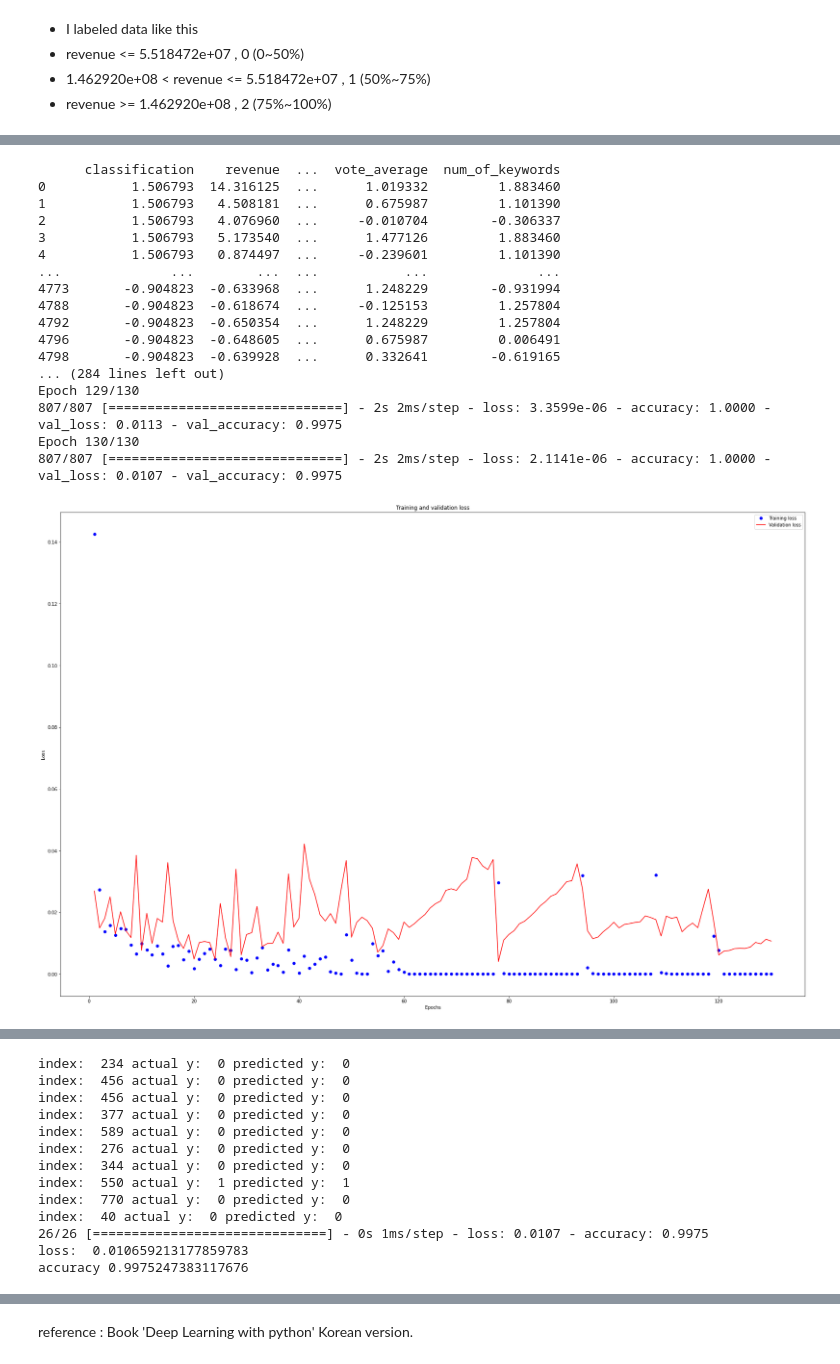
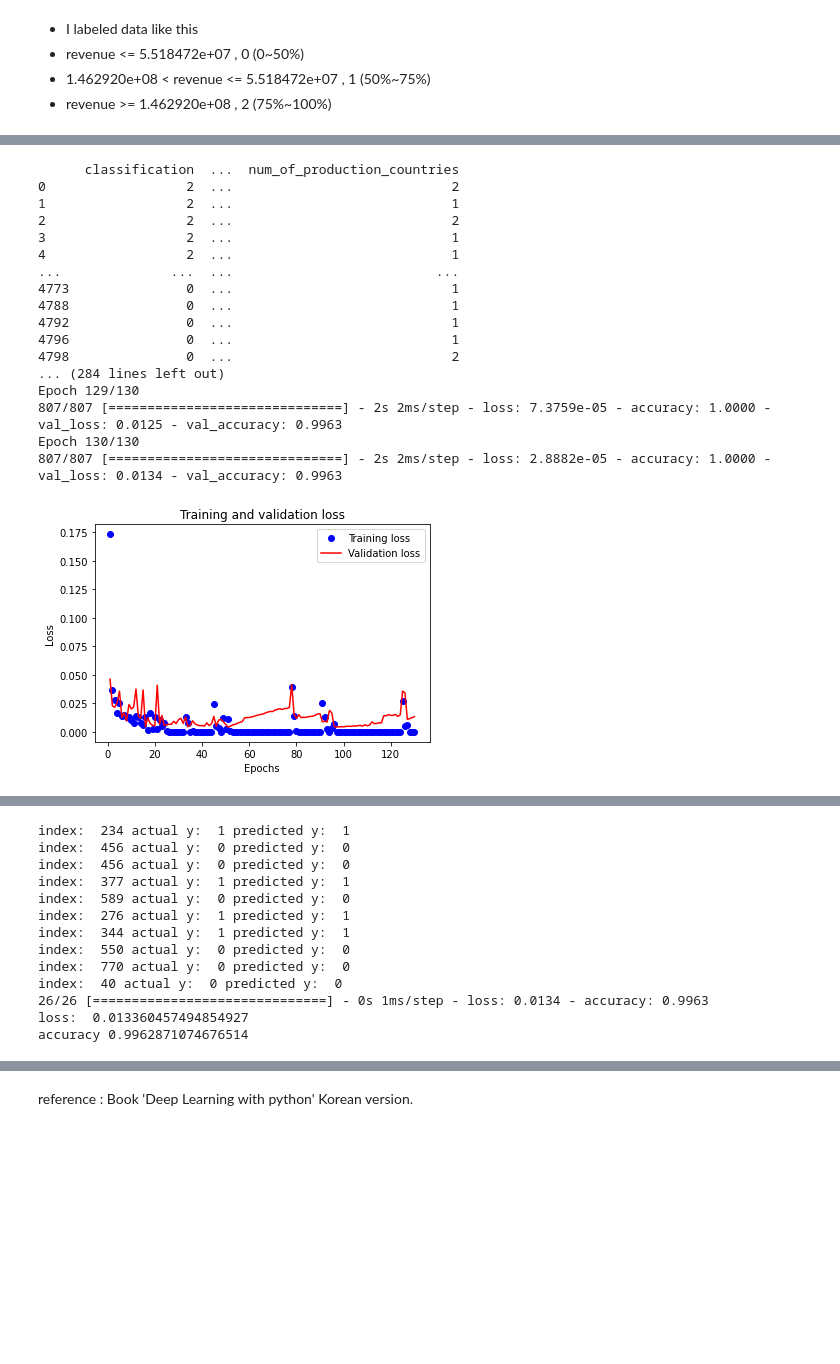
Before and after one commit to JeongYoon-L/Analysis-TMDB-open-data, a Jupyter notebook: cse351_project_Lee_JeongYoon_114133199.ipynb, the cells around one changed output, grey strips where cells are left out. Cells and saved outputs as stored; diff of their text form; code cells hidden in the pictures; blank space fills up the shorter version.

```diff
--- a/cse351_project_Lee_JeongYoon_114133199.ipynb
+++ b/cse351_project_Lee_JeongYoon_114133199.ipynb
@@ -1654,7 +1667,7 @@ Name: revenue, dtype: float64
 - 1.462920e+08 < revenue <= 5.518472e+07  , 1 (50%~75%)
 - revenue >= 1.462920e+08 , 2 (75%~100%)
 # %%
-categorical_classification = data_with_revenue[["revenue","budget","popularity","vote_average",	"num_of_keywords"] ]
+categorical_classification = data_with_revenue[["revenue","budget","vote_count","num_of_genres",	"num_of_production_companies","num_of_production_countries"] ]
 
 conditionlist = [
                  (categorical_classification['revenue'] >= 1.462920e+08) ,
@@ -1664,6 +1677,6 @@ choicelist = [2,1,0]
 categorical_classification['classification'] = np.select(conditionlist, choicelist, default=0)
 
 
-categorical_classification = categorical_classification[["classification","revenue","budget","popularity","vote_average",	"num_of_keywords"] ]
+categorical_classification = categorical_classification[["classification","revenue","budget","vote_count","num_of_genres",	"num_of_production_companies","num_of_production_countries"] ]
 categorical_classification
 # %% [output]
@@ -1702,7 +1715,7 @@ standardScaler.fit(data1)
 data1[:] = standardScaler.transform(data1[:])
 data1
 
-x = data1.iloc[:,1:5]
+x = data1.iloc[:,1:7]
 y = data1[['classification']]
 x_train, x_test, y_train, y_test = train_test_split(x,y)
 x_train.shape, x_test.shape, y_train.shape, y_test.shape
@@ -1714,7 +1727,13 @@ y_test = tf.keras.utils.to_categorical(y_test, nb_classes)
 
 tf.model = tf.keras.Sequential()
 
-tf.model.add(tf.keras.layers.Dense(input_dim=4, units=70, kernel_initializer='glorot_normal', activation='relu'))
+
+#input dimension is 6
+#units : 70, Dense layer: 5
+#activation function : relu
+#loss function : categorical_crossentropy
+#last layer activation function : softmax // for multi classification
+tf.model.add(tf.keras.layers.Dense(input_dim=6, units=70, kernel_initializer='glorot_normal', activation='relu'))
 tf.model.add(tf.keras.layers.Dropout(drop_rate))
 tf.model.add(tf.keras.layers.Dense(units=70, kernel_initializer='glorot_normal', activation='relu'))
 tf.model.add(tf.keras.layers.Dropout(drop_rate))
@@ -1750,45 +1769,45 @@ plt.show()
 
 plt.clf()
 acc = history_dict['accuracy']
 val_acc = history_dict['val_accuracy']
 
 plt.plot(epochs, acc, 'bo', label='Training acc')
 plt.plot(epochs, val_acc, 'r', label='Validation acc')
 plt.title('Training and validation accuracy')
 plt.xlabel('Epochs')
 plt.ylabel('Accuracy')
 plt.legend()
 
 plt.show()
 
 # predict 10 random hand-writing data
 y_predicted = tf.model.predict(x_test)
 for x in range(0, 10):
     random_index = random.randint(0, x_test.shape[0]-1)
     print("index: ", random_index,
           "actual y: ", np.argmax(y_test[random_index]),
           "predicted y: ", np.argmax(y_predicted[random_index]))
 
 # evaluate test set
 evaluation = tf.model.evaluate(x_test, y_test)
 print('loss: ', evaluation[0])
 print('accuracy', evaluation[1])
 # %% [output]
-      classification    revenue  ...  vote_average  num_of_keywords
-0           1.506793  14.316125  ...      1.019332         1.883460
-1           1.506793   4.508181  ...      0.675987         1.101390
-2           1.506793   4.076960  ...     -0.010704        -0.306337
-3           1.506793   5.173540  ...      1.477126         1.883460
-4           1.506793   0.874497  ...     -0.239601         1.101390
-...              ...        ...  ...           ...              ...
-4773       -0.904823  -0.633968  ...      1.248229        -0.931994
-4788       -0.904823  -0.618674  ...     -0.125153         1.257804
-4792       -0.904823  -0.650354  ...      1.248229         1.257804
-4796       -0.904823  -0.648605  ...      0.675987         0.006491
-4798       -0.904823  -0.639928  ...      0.332641        -0.619165
+      classification  ...  num_of_production_countries
+0                  2  ...                            2
+1                  2  ...                            1
+2                  2  ...                            2
+3                  2  ...                            1
+4                  2  ...                            1
+...              ...  ...                          ...
+4773               0  ...                            1
+4788               0  ...                            1
+4792               0  ...                            1
+4796               0  ...                            1
+4798               0  ...                            2
 ... (284 lines left out)
 Epoch 129/130
-807/807 [==============================] - 2s 2ms/step - loss: 3.3599e-06 - accuracy: 1.0000 - val_loss: 0.0113 - val_accuracy: 0.9975
+807/807 [==============================] - 2s 2ms/step - loss: 7.3759e-05 - accuracy: 1.0000 - val_loss: 0.0125 - val_accuracy: 0.9963
 Epoch 130/130
-807/807 [==============================] - 2s 2ms/step - loss: 2.1141e-06 - accuracy: 1.0000 - val_loss: 0.0107 - val_accuracy: 0.9975
+807/807 [==============================] - 2s 2ms/step - loss: 2.8882e-05 - accuracy: 1.0000 - val_loss: 0.0134 - val_accuracy: 0.9963
-[figure, old version]
+[figure, new version]
@@ -1796,15 +1815,15 @@ Epoch 130/130
-index:  234 actual y:  0 predicted y:  0
+index:  234 actual y:  1 predicted y:  1
 index:  456 actual y:  0 predicted y:  0
 index:  456 actual y:  0 predicted y:  0
-index:  377 actual y:  0 predicted y:  0
+index:  377 actual y:  1 predicted y:  1
 index:  589 actual y:  0 predicted y:  0
-index:  276 actual y:  0 predicted y:  0
-index:  344 actual y:  0 predicted y:  0
-index:  550 actual y:  1 predicted y:  1
+index:  276 actual y:  1 predicted y:  1
+index:  344 actual y:  1 predicted y:  1
+index:  550 actual y:  0 predicted y:  0
 index:  770 actual y:  0 predicted y:  0
 index:  40 actual y:  0 predicted y:  0
-26/26 [==============================] - 0s 1ms/step - loss: 0.0107 - accuracy: 0.9975
-loss:  0.010659213177859783
-accuracy 0.9975247383117676
+26/26 [==============================] - 0s 1ms/step - loss: 0.0134 - accuracy: 0.9963
+loss:  0.013360457494854927
+accuracy 0.9962871074676514
 # %% [markdown]
 - If you look at the loss graph, it seems overfitting.
```
Also changed, not shown: parts of 45 cells of this notebook.
